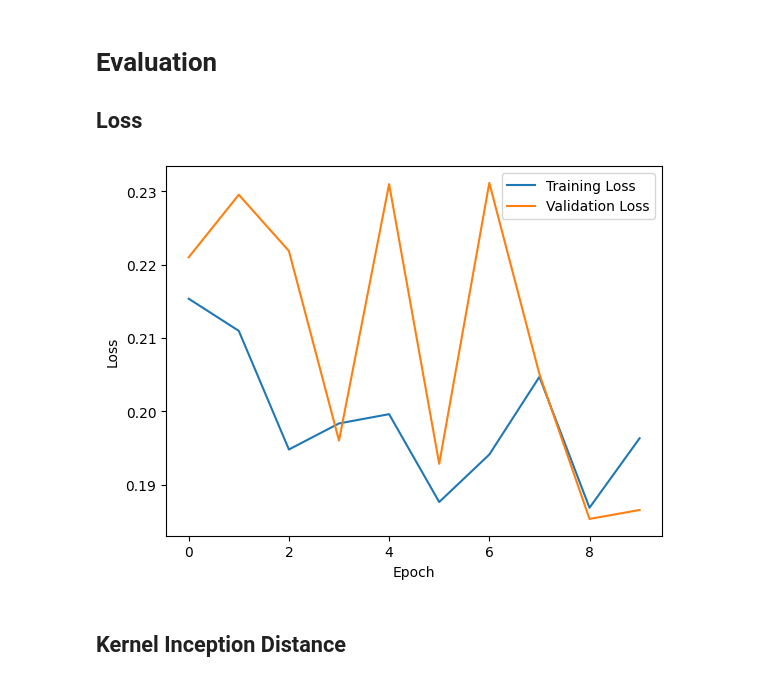
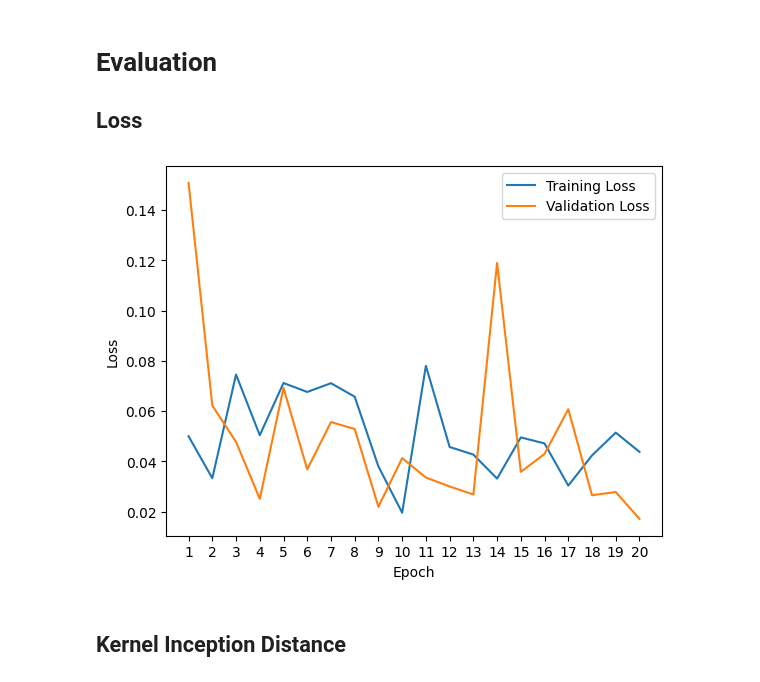
Before and after one commit to SPLambda/diffusion, a Jupyter notebook: src/solution.ipynb, the cells around one changed output. Saved outputs shown, nothing was run; the diff lists cells and outputs as text; code cells hidden in the pictures.

```diff
--- a/src/solution.ipynb
+++ b/src/solution.ipynb
@@ -259,4 +255,6 @@ def create_u_net(filters) -> tf.keras.Model:
     return u_net
 
 
-network = create_u_net([64, 128, 256, 512])  # [64, 128, 256, 512, 1024] in the original
+network = create_u_net(UNET_FILTERS)  # [64, 128, 256, 512, 1024] in the original
+ema_network = create_u_net(UNET_FILTERS)
+ema_network.set_weights(network.get_weights())
@@ -378,51 +307,60 @@ class KID(tf.keras.metrics.Metric):
 ## Diffusion Model
 # %%
 class DiffusionModel(tf.keras.Model):
-    def __init__(self, diffusion, net):
+    def __init__(self, diffusion, net, ema_net, ema_rate=0.99):
         super().__init__()
         self.diffusion = diffusion
         self.network = net
+        self.ema_network = ema_net
+        self.ema_rate = ema_rate
         # self.kid = KID(KID_IMAGE_SIZE)
 
     def call(self, Xs, training=None, mask=None):
-        return self.network(Xs)
+        if training:
+            return self.network(Xs)
+        return self.ema_network(Xs)
 
     def random_t(self, Xs):
         result = tf.random.uniform(
             (tf.shape(Xs)[0],),
             minval=0,
             maxval=self.diffusion.timesteps,
-            dtype=tf.int32,
+            dtype=tf.int64,
         )
         return result
 
     def step(self, Xs, t, training=True):
         noise = tf.random.normal(tf.shape(Xs), dtype=Xs.dtype)
         Xs_noisy = self.diffusion.q_sample(Xs, t, noise)
-        noise_pred = self.network([Xs_noisy, t], training=training)
+        if training:
+            noise_pred = self.network([Xs_noisy, t], training=training)
+        else:
+            noise_pred = self.ema_network([Xs_noisy, t], training=training)
         return self.loss(noise, noise_pred)
 
     def train_step(self, Xs):
         t = self.random_t(Xs)
         with tf.GradientTape() as tape:
             loss = self.step(Xs, t, training=True)
-        grads = tape.gradient(loss, self.trainable_weights)
-        self.optimizer.apply_gradients(zip(grads, self.trainable_weights))
+        grads = tape.gradient(loss, self.network.trainable_weights)
+        self.optimizer.apply_gradients(zip(grads, self.network.trainable_weights))
+        for weight, ema_weight in zip(self.network.weights, self.ema_network.weights):
+            ema_weight.assign(self.ema_rate * ema_weight + (1 - self.ema_rate) * weight)
         return {"loss": loss}
 
     def test_step(self, Xs):
-        batch_size = Xs[:2].shape[0]
+        batch_size = Xs.shape[0]
         t = self.random_t(Xs)
         loss = self.step(Xs, t, training=False)
 
         #generated = tf.convert_to_tensor([self.diffusion.generate_image(self, timesteps=KID_DIFF_STEPS)[-1][0] for _ in range(batch_size)])
-        #self.kid.update_state(Xs[:2], generated)
+        #self.kid.update_state(Xs, generated)
         #kid = self.kid.result()
         #self.kid.reset()
 
         return {"loss": loss}#, "kid": kid}
 # %%
-model = DiffusionModel(diffusion=forward_diffusion, net=network)
+model = DiffusionModel(diffusion=forward_diffusion, net=network, ema_net=ema_network)
 # %%
 model.compile(
     loss=tf.keras.losses.MeanSquaredError(),
@@ -460,7 +398,7 @@ model_checkpoint_callback = tf.keras.callbacks.ModelCheckpoint(
 
 history = model.fit(
     train_ds,
-    epochs=10,
+    epochs=20,
     batch_size=BATCH_SIZE,
     validation_data=val_ds,
     callbacks=[model_checkpoint_callback],
@@ -492,15 +427,17 @@ Epoch 10/10
 
 ## Loss
 # %%
-plt.plot(history.history["loss"], label="Training Loss")
-plt.plot(history.history["val_loss"], label="Validation Loss")
+ticks = range(1, len(history.history["loss"]) + 1)
+plt.plot(ticks, history.history["loss"], label="Training Loss")
+plt.plot(ticks, history.history["val_loss"], label="Validation Loss")
+plt.xticks(ticks)
 plt.xlabel("Epoch")
 plt.ylabel("Loss")
 plt.legend()
 
 plt.show()
 # %% [output]
-[figure, old version]
+[figure, new version]
 # %% [markdown]
 ## Kernel Inception Distance
 # %%
```
Also changed, not shown: parts of 14 cells of this notebook.
